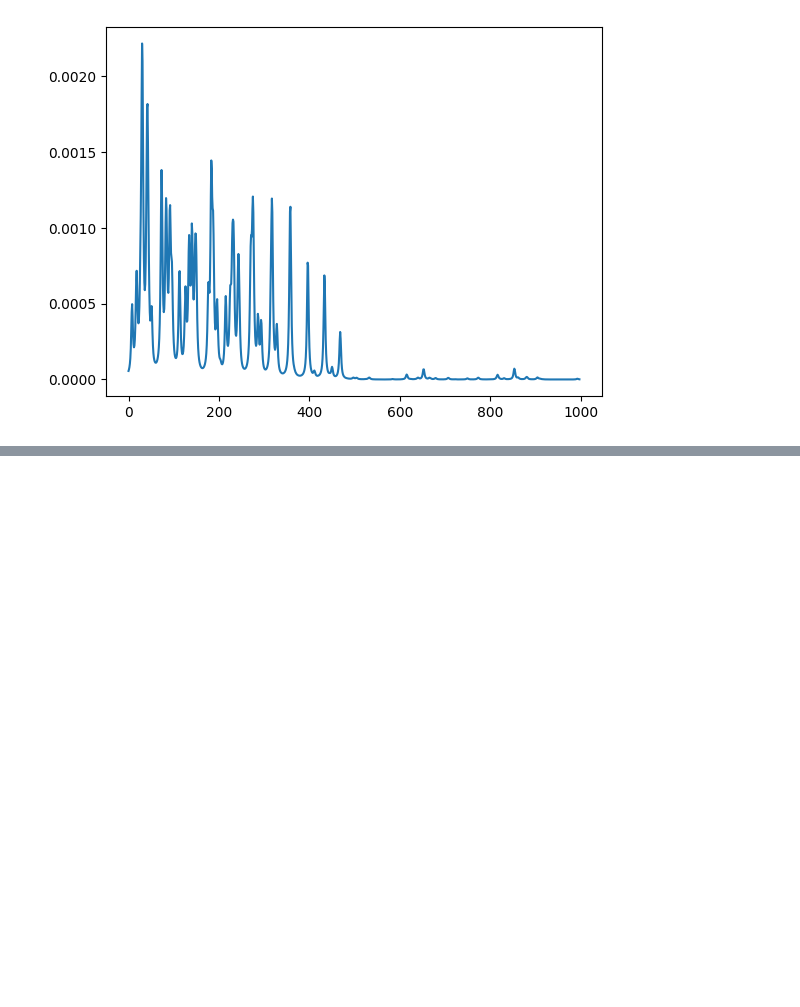
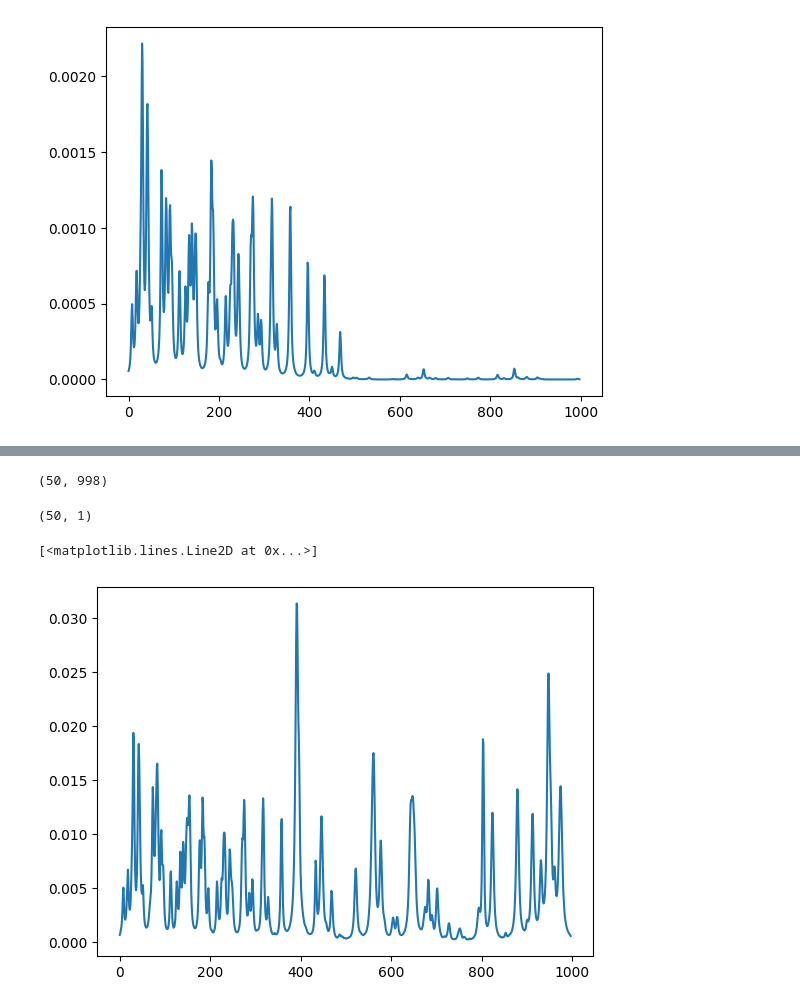
Before and after one commit to CaffineAddic/Flame_dianostics-temperature_profile_estimation_using_ML, a Jupyter notebook: Python Code/Wang_et_al_reproduction.ipynb, the cells around one changed output, grey strips where cells are left out. Saved outputs shown, nothing was run; the diff lists cells and outputs as text; code cells hidden in the pictures; blank space fills up the shorter version.

```diff
--- a/Python Code/Wang_et_al_reproduction.ipynb
+++ b/Python Code/Wang_et_al_reproduction.ipynb
@@ -129,3 +156,16 @@ Conc_1_test = paraMat_test['Conc_1']
 Conc_1_test=np.reshape(Conc_1_test,-1)[:,None]
 Conc_2_test = paraMat_test['Conc_2']
 Conc_2_test=np.reshape(Conc_2_test,-1)[:,None]
+# %%
+absorb_test.shape
+# %% [output]
+(50, 998)
+# %%
+Temper_test.shape
+# %% [output]
+(50, 1)
+# %%
+plt.plot(absorb_test[1])
+# %% [output]
+[<matplotlib.lines.Line2D at 0x...>]
+[figure, added]
```
Also changed, not shown: parts of 19 cells of this notebook.
